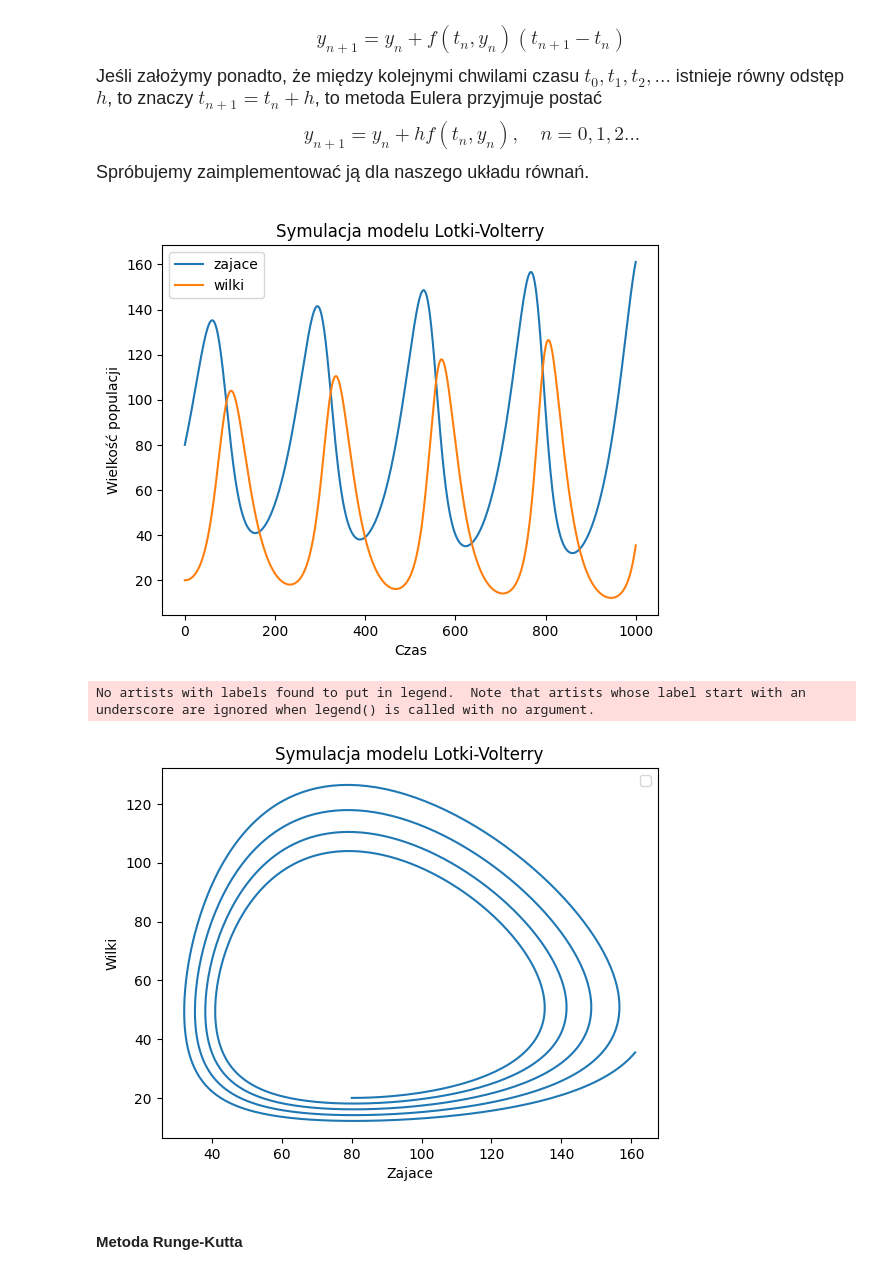
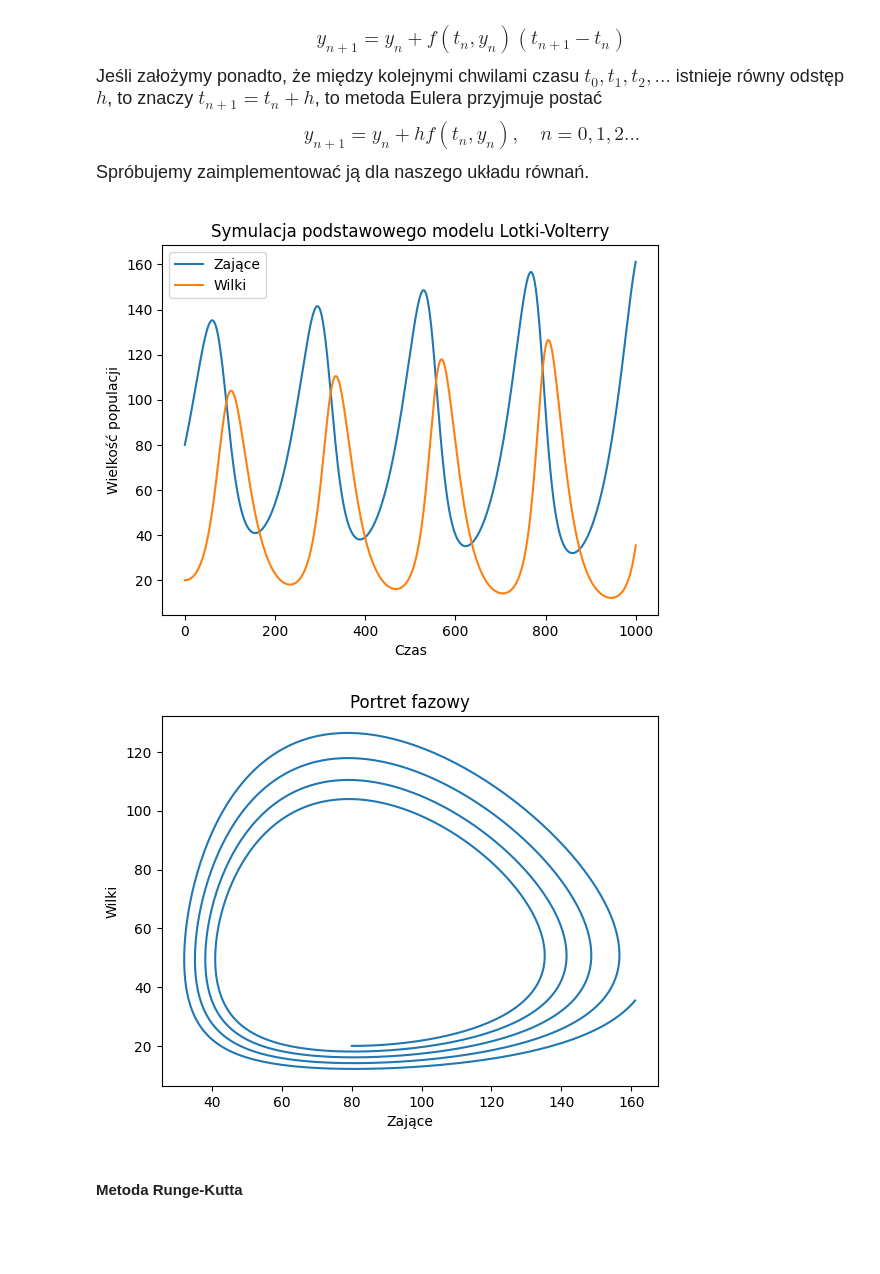
Before and after one commit to rafglo/ODE, a Jupyter notebook: projekt.ipynb, the cells around one changed output. Saved outputs shown, nothing was run; the diff lists cells and outputs as text; code cells hidden in the pictures; blank space fills up the shorter version.

```diff
--- a/projekt.ipynb
+++ b/projekt.ipynb
@@ -187,6 +187,27 @@ import matplotlib.pyplot as plt
 import math
 
 def populacje(Z_0, W_0, a, b, r, s, n, h):
+
+    '''
+    Zwraca dwie listy - jedną z populacją zająców w czasie, drugą analogiczną z populacją wilków.
+
+    Funkcja do list wilki i zające dodaje po kolei liczbę obu populacji obliczono na podstawie wzoru po podstawieniu odpowiednych zmiennych i otrzymanych w poprzednim punkcie czasu populacji.
+
+            Parametry:
+                    Z_0 (int): Populacja początkowa zająców
+                    W_0 (int): Populacja początkowa wilków
+                    a (float): Współczynnik skuteczności polowań wilków
+                    b (float): Energia zużyta na rozmnażanie przez wilki
+                    r (float): Współczynnik rozrodczości zająców
+                    s (float): Współczynnik śmiertelności wilków
+                    n (int): Liczba "dni" symulacji
+                    h (float): Wielkość kroku między kolejnymi dniami
+
+            Zwrot:
+                    zajace (lista): Lista z populacją zająców w czasie
+                    wilki (lista): Lista z populacją wilków w czasie
+    '''
+
     wilki = [W_0]
     zajace = [Z_0]
     for i in range(n):
@@ -197,34 +218,34 @@ def populacje(Z_0, W_0, a, b, r, s, n, h):
 
     return zajace, wilki
 # %%
-
+import matplotlib.pyplot as plt
 a = 0.002
 b = 1.25
 r = 0.1
 s = 0.2
 n = 1000
 h = 0.2
 ts = [i for i in range(0, n+1)]
 zajace, wilki = populacje(80, 20, a, b, r, s, n, h)
-plt.plot(ts, zajace, label="zajace")
-plt.plot(ts, wilki, label="wilki")
+fig = plt.figure()
+plt.clf
+plt.plot(ts, zajace, label="Zające")
+plt.plot(ts, wilki, label="Wilki")
 plt.xlabel("Czas")
 plt.ylabel("Wielkość populacji")
 plt.legend(loc="best")
-plt.title("Symulacja modelu Lotki-Volterry")
+plt.title("Symulacja podstawowego modelu Lotki-Volterry")
 plt.show()
 # %% [output]
-[figure, old version]
+[figure, new version]
 # %%
 plt.plot(zajace, wilki)
-plt.xlabel("Zajace")
+plt.xlabel("Zające")
 plt.ylabel("Wilki")
-plt.legend(loc="best")
-plt.title("Symulacja modelu Lotki-Volterry")
+plt.title("Portret fazowy")
 plt.show()
 # %% [output]
-No artists with labels found to put in legend.  Note that artists whose label start with an underscore are ignored when legend() is called with no argument.
-[figure, old version]
+[figure, new version]
 # %% [markdown]
 #### **Metoda Runge-Kutta**
 # %% [markdown]
```
Also changed, not shown: parts of 44 cells of this notebook.
